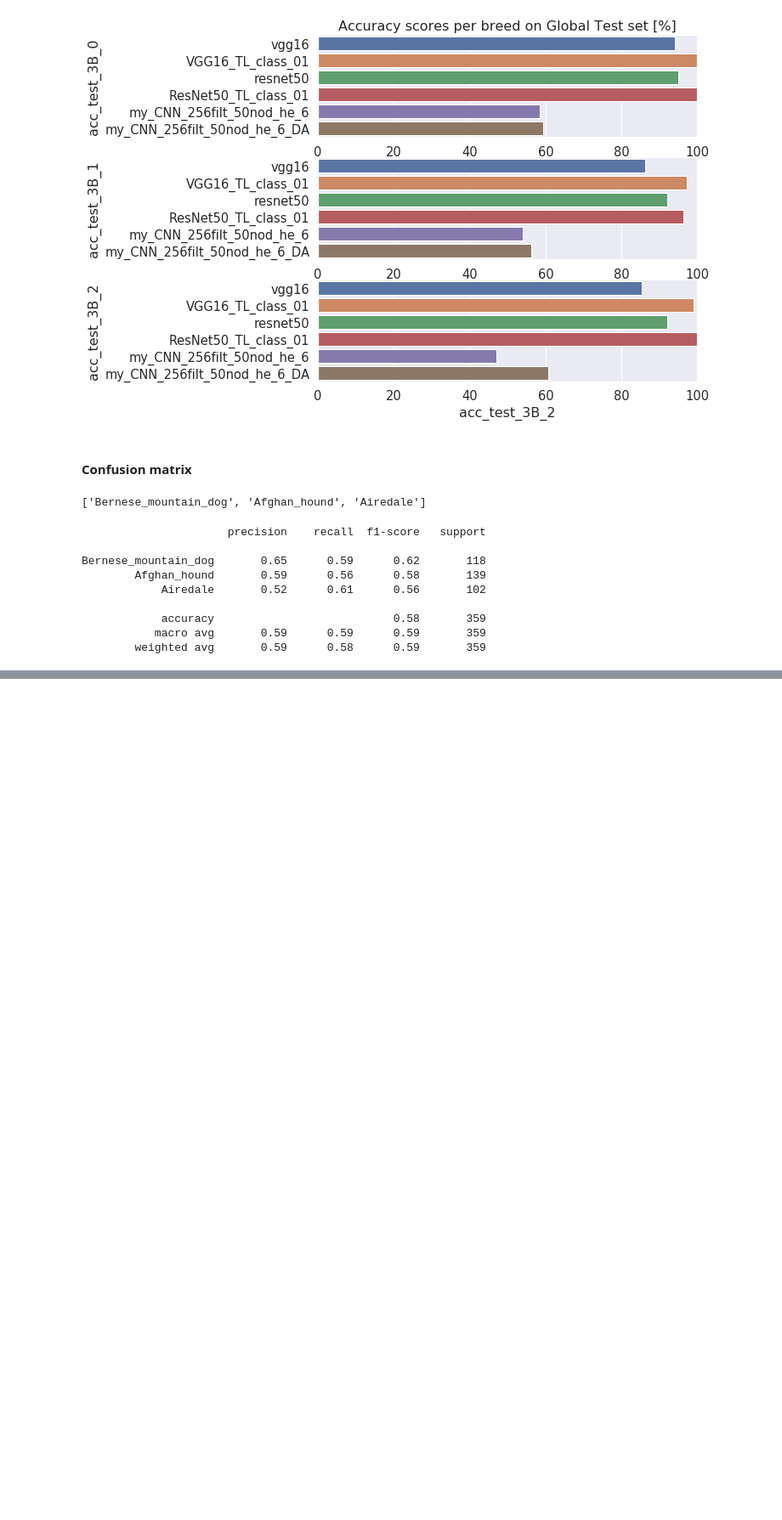
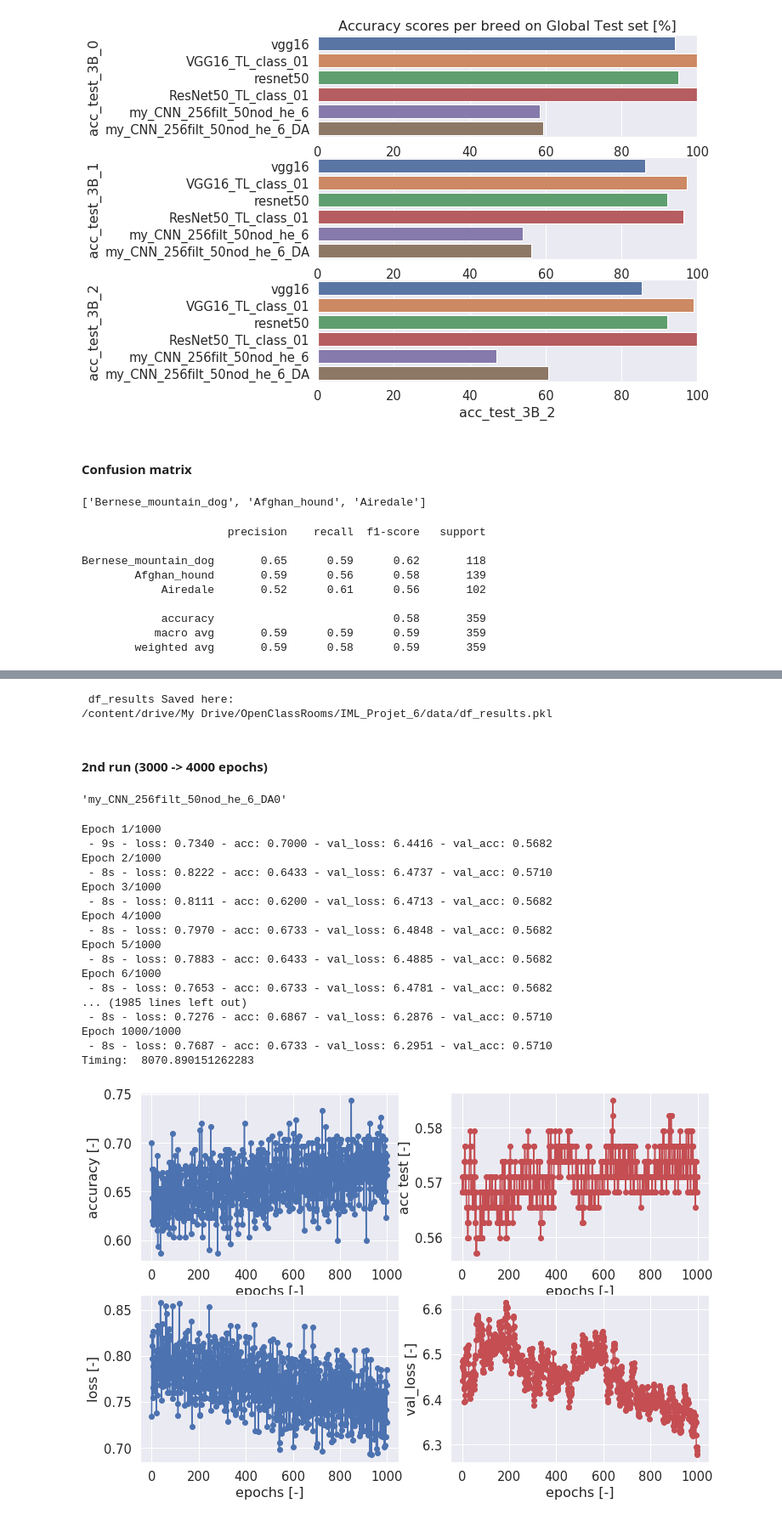
Before and after one commit to jeugregg/DeepLearningPictureDogs, a Jupyter notebook: 08_OC_IML_Project_6_my_neural_network_DAugm_01.ipynb, the cells around one changed output, grey strips where cells are left out. Shown at 85% size. Saved outputs shown, nothing was run; the diff lists cells and outputs as text; code cells hidden in the pictures; blank space fills up the shorter version.

```diff
--- a/08_OC_IML_Project_6_my_neural_network_DAugm_01.ipynb
+++ b/08_OC_IML_Project_6_my_neural_network_DAugm_01.ipynb
@@ -1044,0 +1223,3 @@ Confusion matrix, without normalization
+# %%
+# re-load model
+my_model_0 = load_model(path_data + my_model_name + '.h5')
@@ -1044,0 +1281,59 @@ Confusion matrix, without normalization
+# %%
+# save results
+joblib.dump(df_results, path_df_results, compress=True)
+print(" df_results Saved here:\n" + path_df_results)
+# %% [output]
+ df_results Saved here:
+/content/drive/My Drive/OpenClassRooms/IML_Projet_6/data/df_results.pkl
+# %% [markdown]
+#### 2nd run (3000 -> 4000 epochs)
+# %%
+my_model_name
+# %% [output]
+'my_CNN_256filt_50nod_he_6_DA0'
+# %%
+# Fitting parameters
+epochs = 1000
+batch_size = 30 # to have a integer value  because X_train = 300
+es = keras.callbacks.EarlyStopping(monitor='val_loss', mode='min',
+                                   verbose=1, patience=999,
+                                   restore_best_weights=True)
+
+# fitting
+t_fit_0 = time.time()
+# fits the model on batches with real-time data augmentation:
+#model.fit_generator(datagen.flow(x_train, y_train, batch_size=32),
+#                    steps_per_epoch=len(x_train) / 32, epochs=epochs)
+model_info = my_model_0.fit_generator(datagen.flow(X_train, Y_train,
+                                                 batch_size=batch_size),
+  steps_per_epoch=len(X_train) / batch_size,
+  epochs=epochs, verbose=2,
+  validation_data=(X_test, Y_test),
+  callbacks=[es])
+t_fit_1 = time.time()
+print("Timing: ", t_fit_1 - t_fit_0)
+
+# plot results at each iterations
+plot_history(model_info.history)
+
+#  save model
+my_model_0.save(path_data + my_model_name + '_02.h5')
+# %% [output]
+Epoch 1/1000
+ - 9s - loss: 0.7340 - acc: 0.7000 - val_loss: 6.4416 - val_acc: 0.5682
+Epoch 2/1000
+ - 8s - loss: 0.8222 - acc: 0.6433 - val_loss: 6.4737 - val_acc: 0.5710
+Epoch 3/1000
+ - 8s - loss: 0.8111 - acc: 0.6200 - val_loss: 6.4713 - val_acc: 0.5682
+Epoch 4/1000
+ - 8s - loss: 0.7970 - acc: 0.6733 - val_loss: 6.4848 - val_acc: 0.5682
+Epoch 5/1000
+ - 8s - loss: 0.7883 - acc: 0.6433 - val_loss: 6.4885 - val_acc: 0.5682
+Epoch 6/1000
+ - 8s - loss: 0.7653 - acc: 0.6733 - val_loss: 6.4781 - val_acc: 0.5682
+... (1985 lines left out)
+ - 8s - loss: 0.7276 - acc: 0.6867 - val_loss: 6.2876 - val_acc: 0.5710
+Epoch 1000/1000
+ - 8s - loss: 0.7687 - acc: 0.6733 - val_loss: 6.2951 - val_acc: 0.5710
+Timing:  8070.890151262283
+[figure, added]
```
Also changed, not shown: parts of 56 cells of this notebook, 1 other file.
